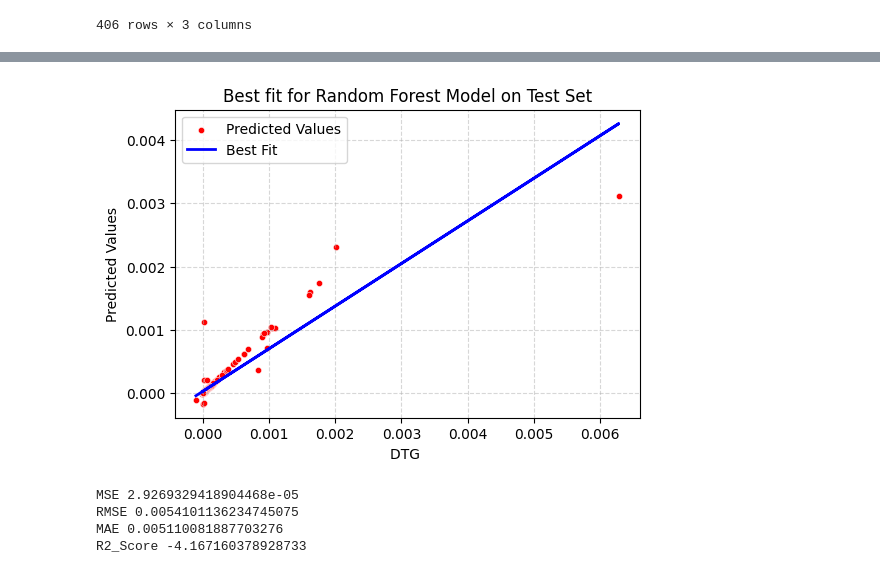
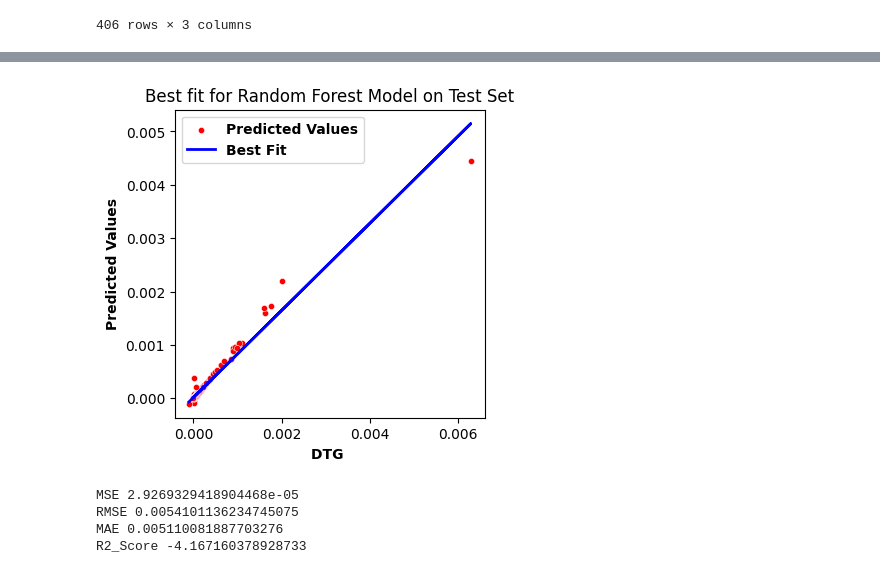
Before and after one commit to Noob919/COVID_19-XRAY-Classification, a Jupyter notebook: modified_pet_dtg.ipynb, the cells around one changed output, grey strips where cells are left out. Saved outputs shown, nothing was run; the diff lists cells and outputs as text; code cells hidden in the pictures.

```diff
--- a/modified_pet_dtg.ipynb
+++ b/modified_pet_dtg.ipynb
@@ -177,15 +178,17 @@ plt.figure(figsize=(4, 4))  # Adjust the width and height as needed
 sns.scatterplot(data=final_df, x='DTG ', y='preditions', color='black', label='Predicted Values', s=20)
 
 # Plot the best fit line with a specified line width
-plt.plot(x, a * x + b, color='cyan', label='Best Fit', linewidth=2)
+plt.plot(x, a * x + b, color='red', label='Best Fit', linewidth=2)
 
 # Set the grid size and style
-plt.grid(True, linestyle='--', alpha=0.5)
+#plt.grid(True, linestyle='--', alpha=0.5)
 
 plt.title('Best fit for Decision Tree Model on Validation Set')
-plt.xlabel('DTG ')  # Set the x-axis label to 'DTG '
-plt.ylabel('Predictions')
-plt.legend()
+plt.xlabel('DTG ',fontsize=10, fontweight='bold')  # Set the x-axis label to 'DTG '
+plt.ylabel('Predictions',fontsize=10, fontweight='bold')
+legend = plt.legend()
+for text in legend.get_texts():
+    text.set_fontweight('bold')
 
 # Show the plot
 plt.show()
@@ -285,12 +288,14 @@ sns.scatterplot(data=final_df_test, x='DTG ', y='predictions_test', color='Red',
 plt.plot(x, a * x + b, color='green', label='Best Fit', linewidth=2)
 
 # Set the grid size and style
-plt.grid(True, linestyle='--', alpha=0.5)
+#plt.grid(True, linestyle='--', alpha=0.5)
 
 plt.title('Best fit for Decision Tree Model on Test Set')
-plt.xlabel('DTG ')  # Set the x-axis label to 'DTG '
-plt.ylabel('Predictions')
-plt.legend()
+plt.xlabel('DTG ',fontsize=10, fontweight='bold')  # Set the x-axis label to 'DTG '
+plt.ylabel('Predictions',fontsize=10, fontweight='bold')
+legend = plt.legend()
+for text in legend.get_texts():
+    text.set_fontweight('bold')
 
 # Show the plot
 plt.show()
@@ -356,12 +361,14 @@ sns.scatterplot(data=final_df, x='DTG ', y='preditions', color='black', label='P
 plt.plot(x, a * x + b, color='blue', label='Best Fit', linewidth=2)
 
 # Set the grid size and style
-plt.grid(True, linestyle='--', alpha=0.5)
+#plt.grid(True, linestyle='--', alpha=0.5)
 
 plt.title('Best fit for Random Forest Model on Validation Set')
-plt.xlabel('DTG ')  # Set the x-axis label to 'DTG '
-plt.ylabel('Predictions')
-plt.legend()
+plt.xlabel('DTG ',fontsize=10, fontweight='bold')  # Set the x-axis label to 'DTG '
+plt.ylabel('Predictions',fontsize=10, fontweight='bold')
+legend = plt.legend()
+for text in legend.get_texts():
+    text.set_fontweight('bold')
 
 # Show the plot
 plt.show()
@@ -411,31 +418,33 @@ final_df_test
 # %%
 x = final_df_test['DTG ']
 y = final_df_test['predictions_test']
 
 # Calculate the best-fit line coefficients
 a, b = np.polyfit(x, y, 1)
 
 # Create a smaller figure with a specified size
-plt.figure(figsize=(6, 4))  # Adjust the width and height as needed
+plt.figure(figsize=(4, 4))  # Adjust the width and height as needed
 
 # Create a scatter plot using Seaborn with custom styling
 sns.scatterplot(data=final_df_test, x='DTG ', y='predictions_test', color='red', label='Predicted Values', s=20)
 
 # Plot the best fit line with a specified line width
 plt.plot(x, a * x + b, color='blue', label='Best Fit', linewidth=2)
 
 # Set the grid size and style
-plt.grid(True, linestyle='--', alpha=0.5)
+#plt.grid(True, linestyle='--', alpha=0.5)
 
 plt.title('Best fit for Random Forest Model on Test Set')
-plt.xlabel('DTG ')  # Set the x-axis label to 'DTG '
-plt.ylabel('Predicted Values')
-plt.legend()
+plt.xlabel('DTG ',fontsize=10, fontweight='bold')  # Set the x-axis label to 'DTG '
+plt.ylabel('Predicted Values',fontsize=10, fontweight='bold')
+legend = plt.legend()
+for text in legend.get_texts():
+    text.set_fontweight('bold')
 
 # Show the plot
 plt.show()
 # %% [output]
-[figure, old version]
+[figure, new version]
 # %%
 from sklearn.svm import SVR
 
```
Also changed, not shown: parts of 15 cells of this notebook.
